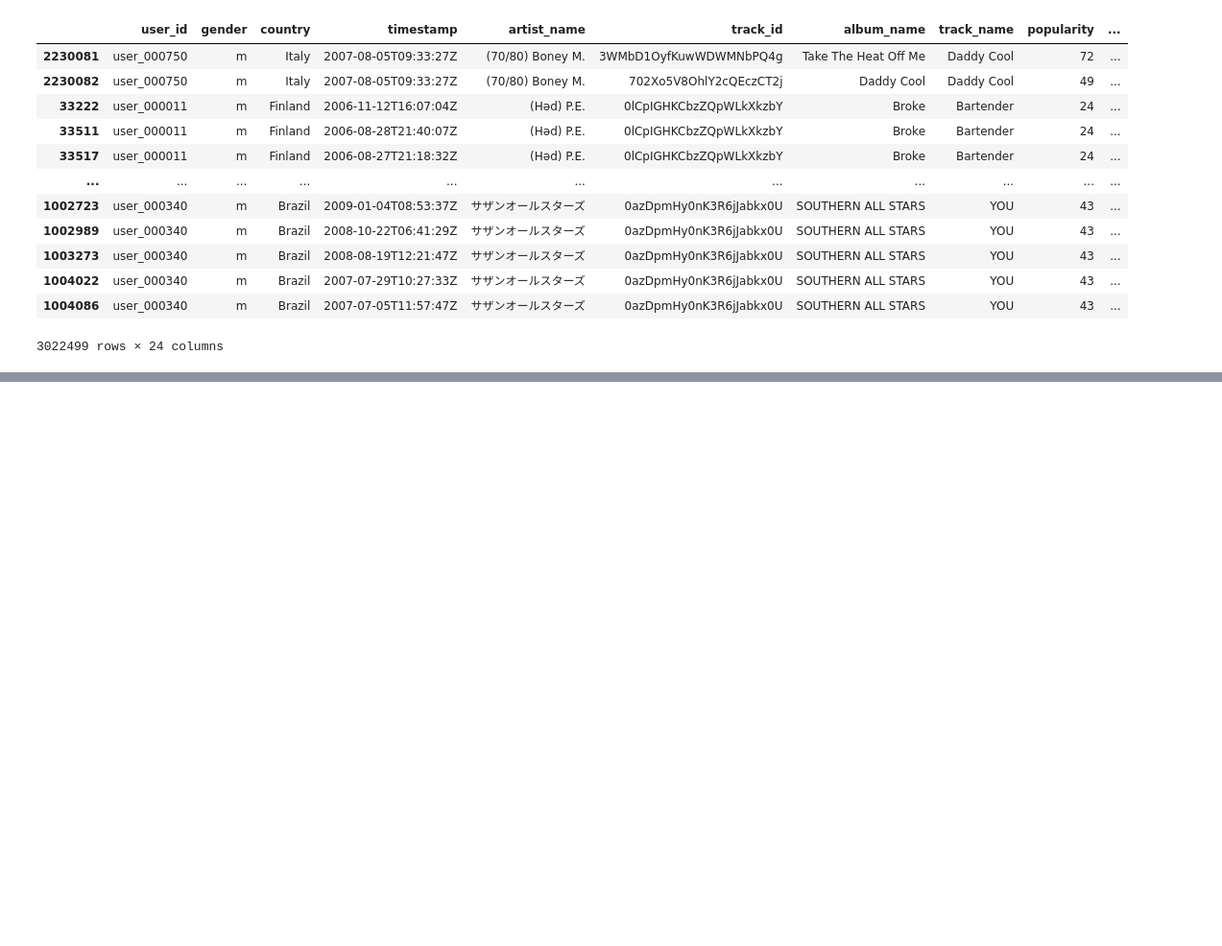
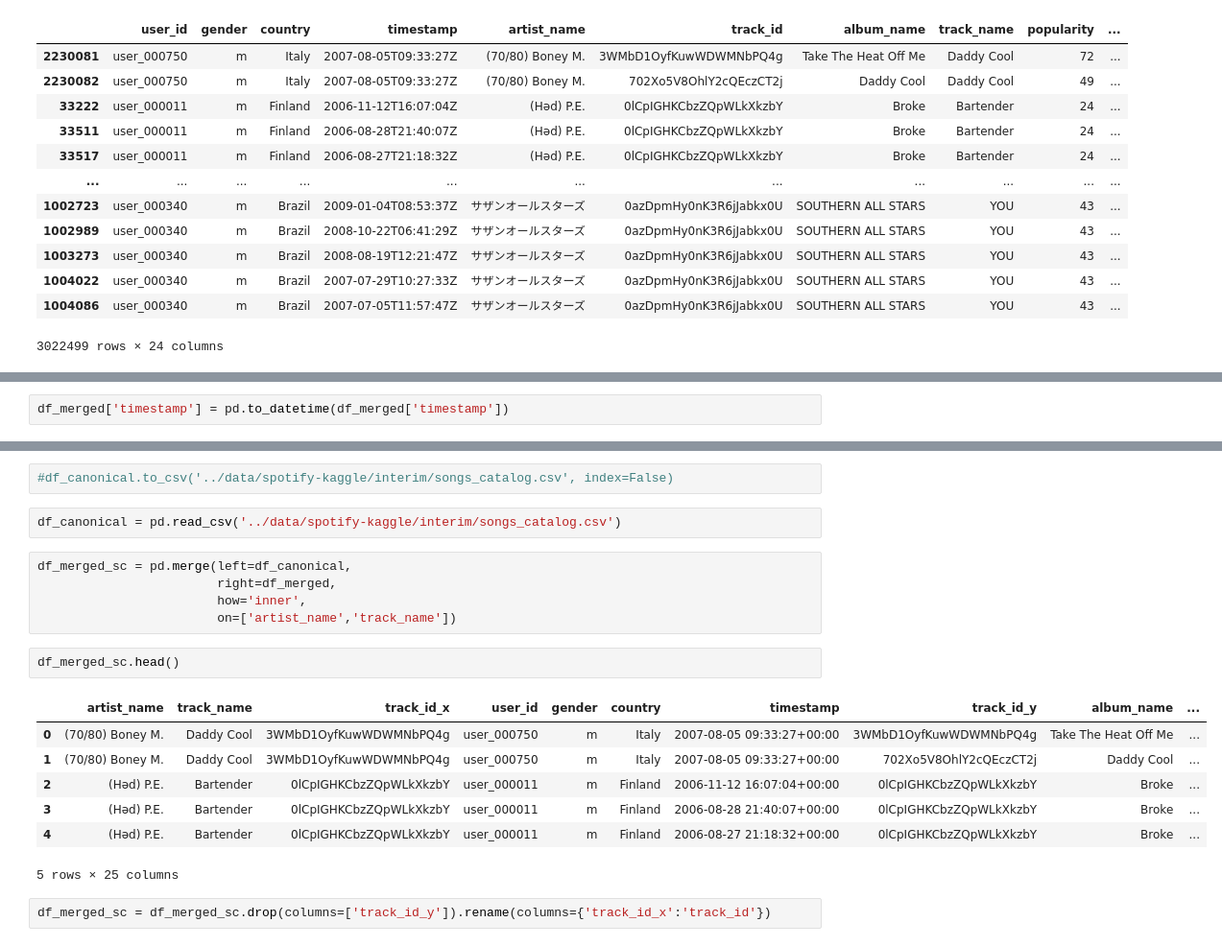
Before and after one commit to DiegoPaniagua23/music-recommendation-multimodal, a Jupyter notebook: notebooks/1_EDAlastfm_NuevoDataset.ipynb, the cells around one changed output, grey strips where cells are left out. Shown: that part at 96% size. Saved outputs shown, nothing was run; the diff lists cells and outputs as text; blank space fills up the shorter version.

Commit message:
created new dataset merging lastfm and spotify datasets

```diff
--- a/notebooks/1_EDAlastfm_NuevoDataset.ipynb
+++ b/notebooks/1_EDAlastfm_NuevoDataset.ipynb
@@ -445,0 +556,2 @@ df_merged.sort_values(by=['artist_name', 'track_name', 'track_id'])
+# %%
+df_merged['timestamp'] = pd.to_datetime(df_merged['timestamp'])
@@ -445,0 +599,21 @@ df_merged.sort_values(by=['artist_name', 'track_name', 'track_id'])
+# %%
+#df_canonical.to_csv('../data/spotify-kaggle/interim/songs_catalog.csv', index=False)
+# %%
+df_canonical = pd.read_csv('../data/spotify-kaggle/interim/songs_catalog.csv')
+# %%
+df_merged_sc = pd.merge(left=df_canonical,
+                        right=df_merged,
+                        how='inner',
+                        on=['artist_name','track_name'])
+# %%
+df_merged_sc.head()
+# %% [output]
+|  | artist_name | track_name | track_id_x | user_id | gender | country | timestamp | track_id_y | album_name | ... |
+| 0 | (70/80) Boney M. | Daddy Cool | 3WMbD1OyfKuwWDWMNbPQ4g | user_000750 | m | Italy | 2007-08-05 09:33:27+00:00 | 3WMbD1OyfKuwWDWMNbPQ4g | Take The Heat Off Me | ... |
+| 1 | (70/80) Boney M. | Daddy Cool | 3WMbD1OyfKuwWDWMNbPQ4g | user_000750 | m | Italy | 2007-08-05 09:33:27+00:00 | 702Xo5V8OhlY2cQEczCT2j | Daddy Cool | ... |
+| 2 | (Həd) P.E. | Bartender | 0lCpIGHKCbzZQpWLkXkzbY | user_000011 | m | Finland | 2006-11-12 16:07:04+00:00 | 0lCpIGHKCbzZQpWLkXkzbY | Broke | ... |
+| 3 | (Həd) P.E. | Bartender | 0lCpIGHKCbzZQpWLkXkzbY | user_000011 | m | Finland | 2006-08-28 21:40:07+00:00 | 0lCpIGHKCbzZQpWLkXkzbY | Broke | ... |
+| 4 | (Həd) P.E. | Bartender | 0lCpIGHKCbzZQpWLkXkzbY | user_000011 | m | Finland | 2006-08-27 21:18:32+00:00 | 0lCpIGHKCbzZQpWLkXkzbY | Broke | ... |
+5 rows × 25 columns
+# %%
+df_merged_sc = df_merged_sc.drop(columns=['track_id_y']).rename(columns={'track_id_x':'track_id'})
```
Also changed, not shown: parts of 15 cells of this notebook, 1 other file.
